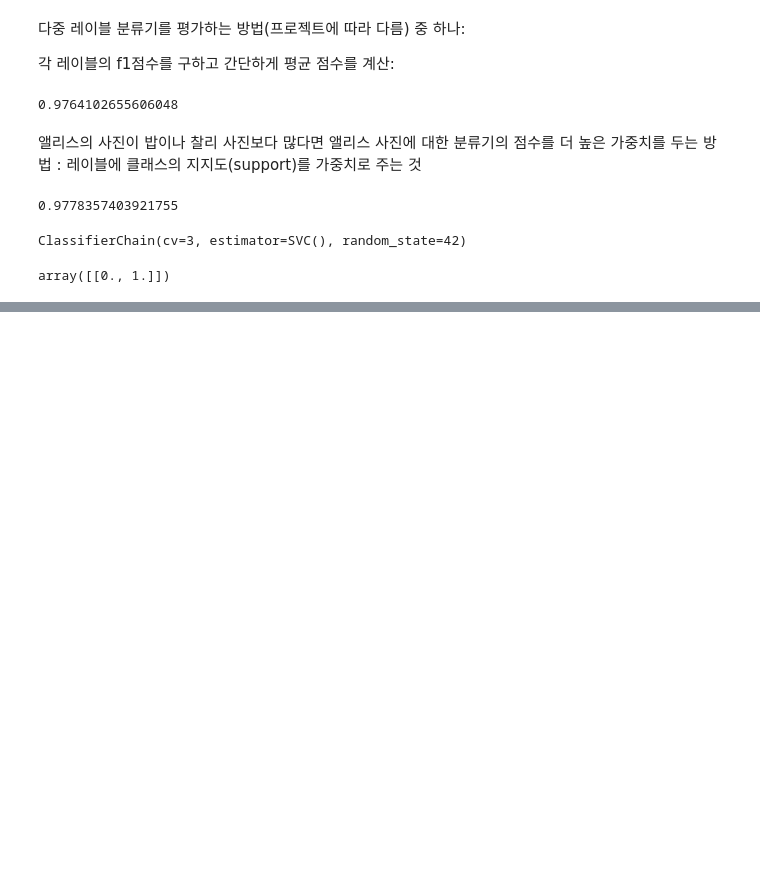
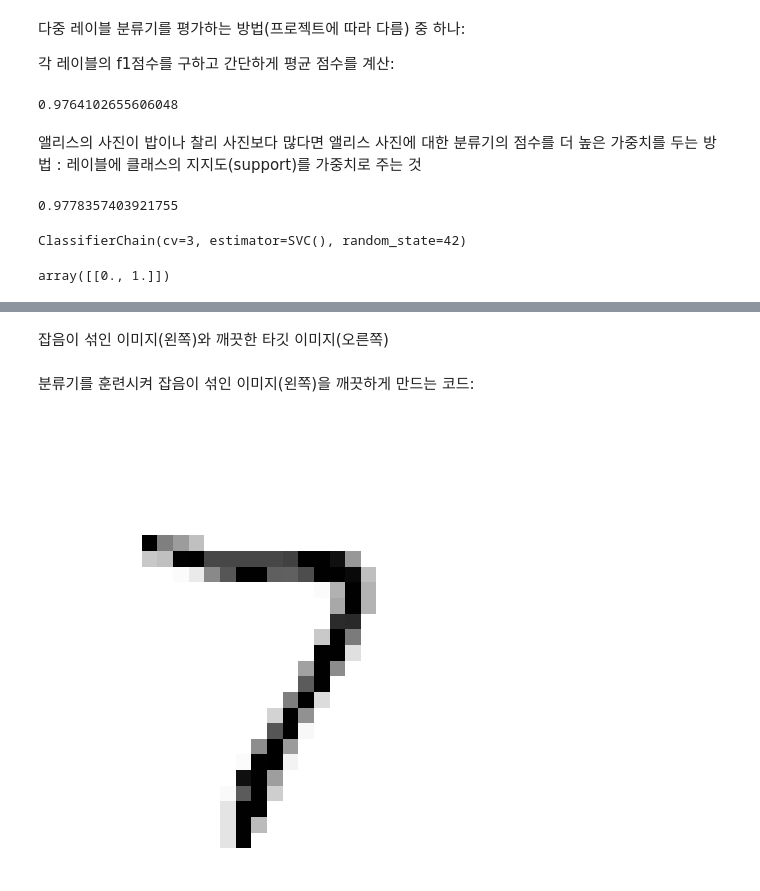
Before and after one commit to doyeon789/Study-AI, a Jupyter notebook: Hands-On ML3 Practice/03_classification/03_classification.ipynb, the cells around one changed output, grey strips where cells are left out. Saved outputs shown, nothing was run; the diff lists cells and outputs as text; code cells hidden in the pictures; blank space fills up the shorter version.

```diff
--- a/Hands-On ML3 Practice/03_classification/03_classification.ipynb
+++ b/Hands-On ML3 Practice/03_classification/03_classification.ipynb
@@ -838,0 +858,13 @@ array([[0., 1.]])
+# %% [markdown]
+잡음이 섞인 이미지(왼쪽)와 깨끗한 타깃 이미지(오른쪽)
+# %% [markdown]
+분류기를 훈련시켜 잡음이 섞인 이미지(왼쪽)을 깨끗하게 만드는 코드:
+# %%
+knn_clf = KNeighborsClassifier()
+knn_clf.fit(X_train_mod, y_train_mod)
+clean_digit = knn_clf.predict([X_test_mod[0]])
+plot_digit(clean_digit)
+save_fig("cleaned_digit_example_plot")
+plt.show()
+# %% [output]
+[figure, added]
```
Also changed, not shown: parts of 4 cells of this notebook, 2 other files.
